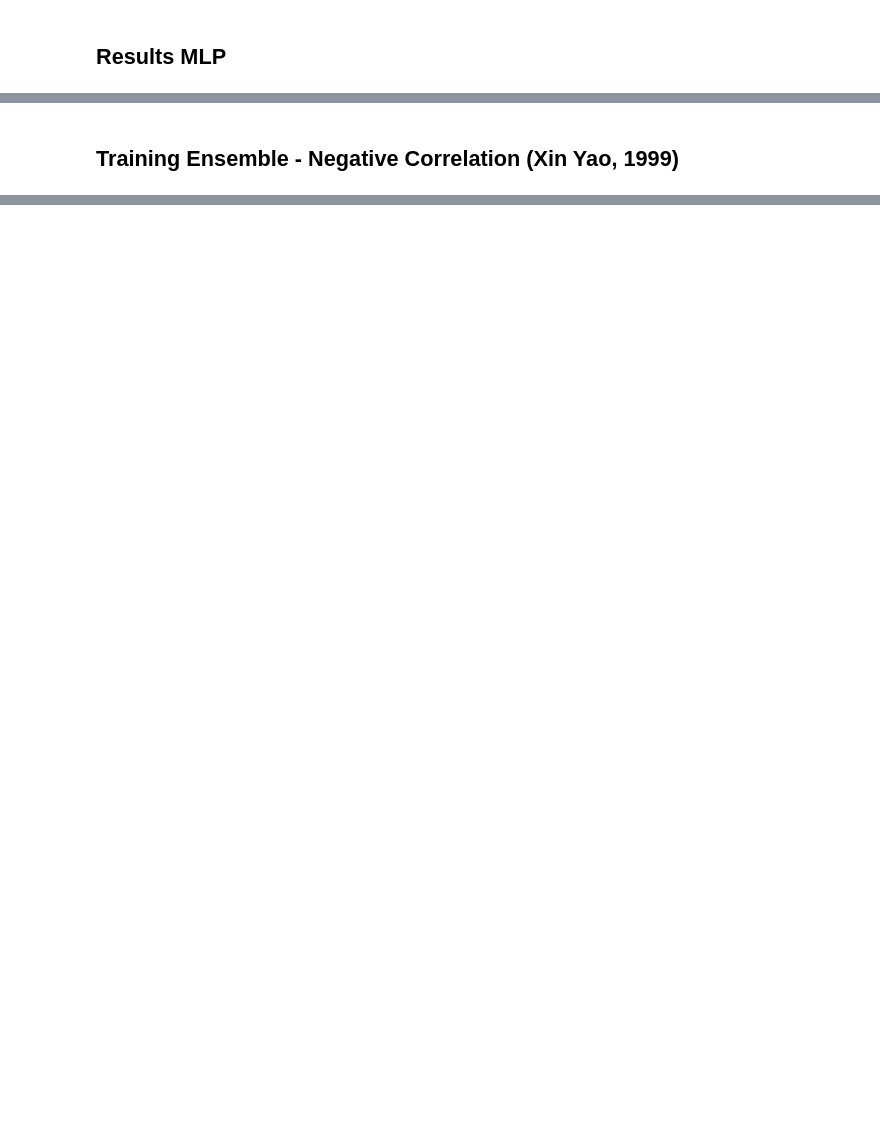
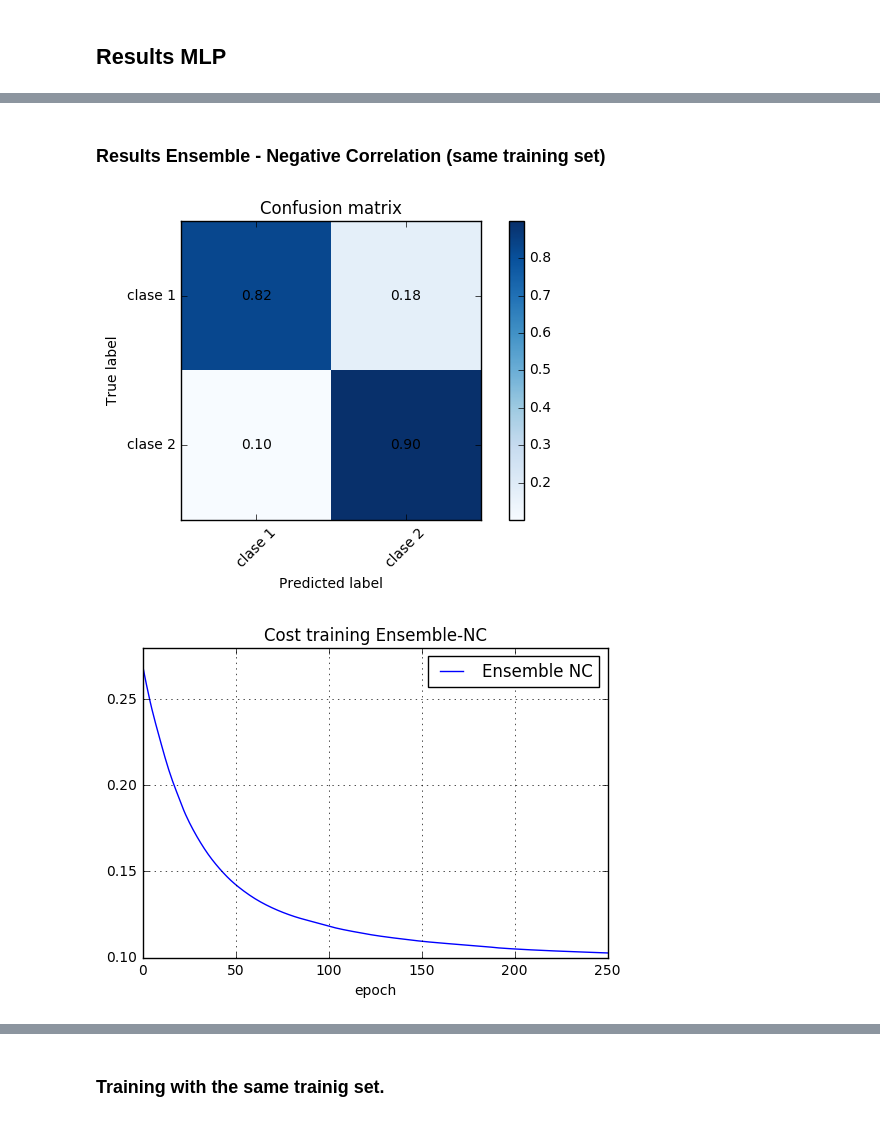
Before and after one commit to pdoren/DeepEnsemble, a Jupyter notebook: examples/Australian Credit Card Assessment/main.ipynb, the cells around one changed output, grey strips where cells are left out. Cells and saved outputs as stored; diff of their text form; code cells hidden in the pictures; blank space fills up the shorter version.

```diff
--- a/examples/Australian Credit Card Assessment/main.ipynb
+++ b/examples/Australian Credit Card Assessment/main.ipynb
@@ -48,0 +53,9 @@ data_target   = classes_names[np.asarray(data[:, -1:], dtype=int)]
+# %%
+from sklearn import preprocessing
+
+data_input_norm = preprocessing.MinMaxScaler().fit_transform(data_input)
+
+input_train = data_input_norm[0:517]
+input_test = data_input_norm[518:690]
+target_train = data_target[0:517]
+target_test = data_target[518:690]
@@ -52,29 +69,19 @@ from libml.models.sequential import Sequential
 from libml.layers.dense import Dense
 from libml.utils import *
 
-from sklearn.cross_validation import ShuffleSplit
-
 mlp = Sequential(classes_names, "classifier", "mlp")
 mlp.add_layer(Dense(n_input=data_input.shape[1], n_output=10, activation=T.nnet.sigmoid))
 mlp.add_layer(Dense(n_output=len(classes_names), activation=T.nnet.sigmoid))
 mlp.append_cost(mse)
-mlp.set_update(sgd_momentum, learning_rate=0.1, momentum_rate=0.9)
+mlp.set_update(sgd, learning_rate=0.1)
 mlp.compile()
 
-folds = 3
-sss = ShuffleSplit(data_input.shape[0], n_iter=folds, test_size=None, train_size=0.75, random_state=0)
+metrics_mlp = ClassifierMetrics(mlp)
+
 max_epoch = 250
 validation_jump = 5
 
-metrics_mlp = ClassifierMetrics(mlp)
-
-for i, (train_set, test_set) in enumerate(sss):
-    # data train and test
-    input_train = data_input[train_set]
-    input_test = data_input[test_set]
-    target_train = data_target[train_set]
-    target_test = data_target[test_set]
-
+for i in range(25):
     # training
     tic = time.time()
     metric = mlp.fit(input_train, target_train,
@@ -91,4 +98,4 @@ for i, (train_set, test_set) in enumerate(sss):
 
     print("%d Elapsed time [s]: %f" % (i, toc - tic))
 
-print("FINISHED!")
+print("FINISHED MLP!")
@@ -106,2 +197,16 @@ plt.tight_layout()
 # %% [markdown]
-## Training Ensemble - Negative Correlation (Xin Yao, 1999)
+### Results Ensemble - Negative Correlation (same training set)
+# %%
+%matplotlib inline
+import matplotlib.pylab as plt
+
+metrics_ensemble.plot_confusion_matrix()
+metrics_ensemble.plot_cost(max_epoch, "Cost training Ensemble-NC")
+metrics_ensemble.plot_cost_models(max_epoch, "Cost training Ensemble-NC per models")
+metrics_ensemble.plot_score(max_epoch, "Accuracy training Ensemble-NC")
+metrics_ensemble.plot_score_models(max_epoch, "Accuracy training Ensemble-NC per models")
+
+plt.tight_layout()
+# %% [output]
+[figure, added]
+[figure, added]
@@ -108,3 +216,5 @@ plt.tight_layout()
+# %% [markdown]
+### Training with the same trainig set.
 # %%
 from libml.ensemble.ensemblemodel import EnsembleModel
 
```
Also changed, not shown: parts of 14 cells of this notebook, 7 other files.
